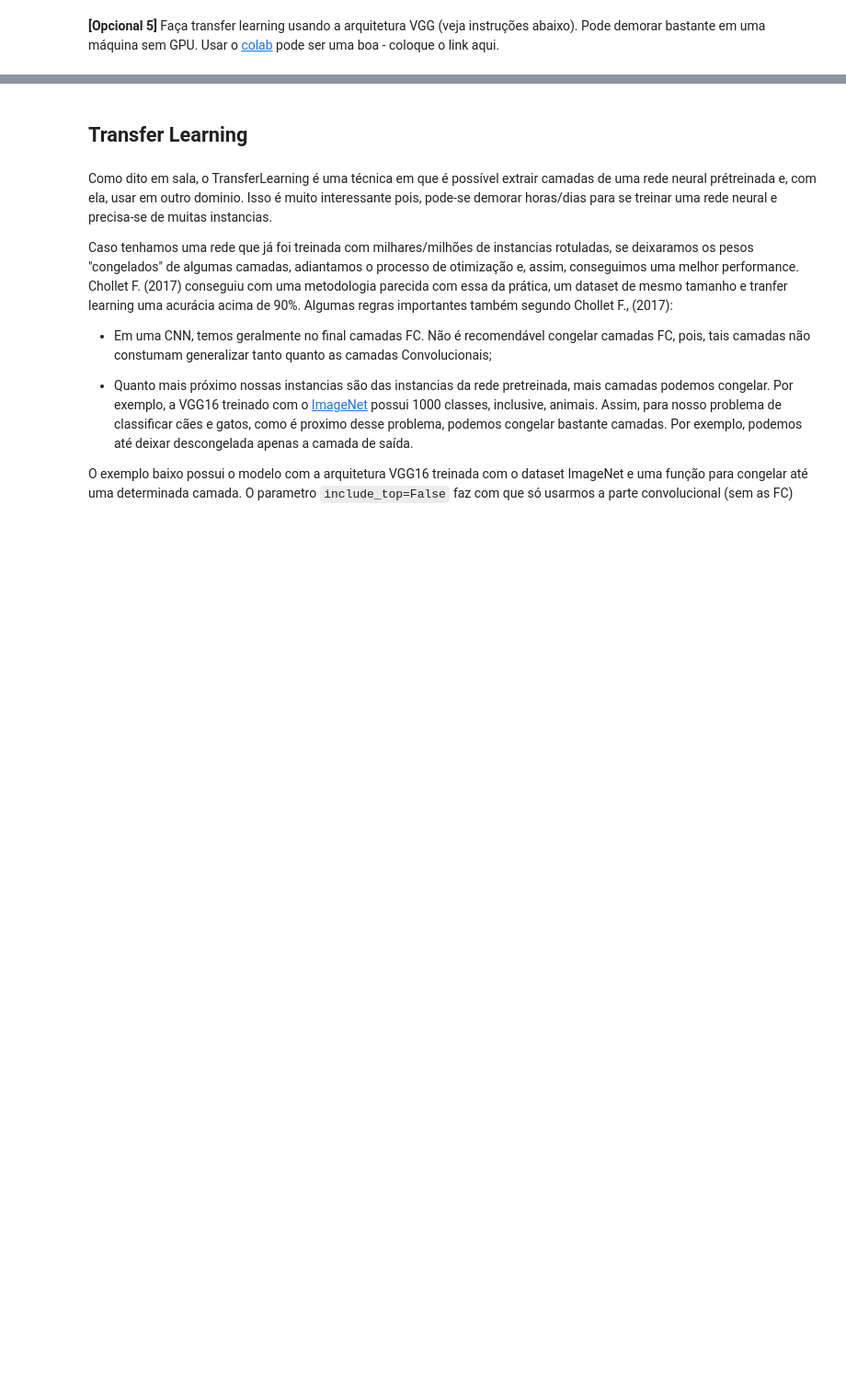
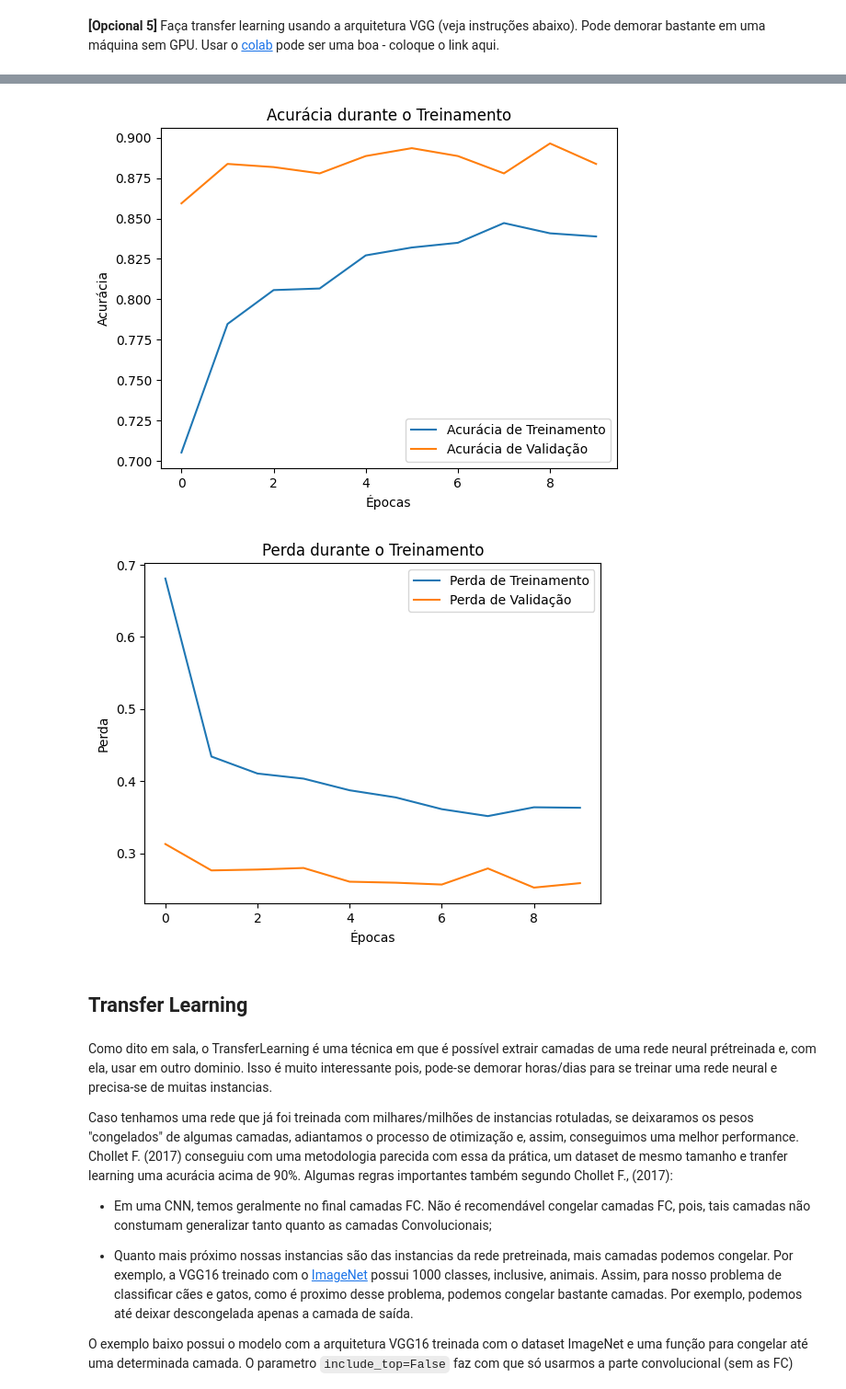
Before and after one commit to thomashlsilva/ap-de-maquina-cefetmg-felicia, a Jupyter notebook: Identificação de Gatos e Cachorros_pratica.ipynb, the cells around one changed output, grey strips where cells are left out. Shown at 92% size. Cells and saved outputs as stored; diff of their text form; code cells hidden in the pictures; blank space fills up the shorter version.

```diff
--- a/Identificação de Gatos e Cachorros_pratica.ipynb
+++ b/Identificação de Gatos e Cachorros_pratica.ipynb
@@ -397,0 +970,16 @@ O restante desta prática é opcional, se divirta! :)
+# %%
+# Adicionar camadas adicionais para o modelo de classificação
+model = models.Sequential([
+    vgg_base,  # Base da VGG16
+    layers.Flatten(),  # Achatar as saídas do VGG16
+    layers.Dense(512, activation='relu'),  # Camada totalmente conectada
+    layers.Dropout(0.5),  # Dropout para evitar overfitting
+    layers.Dense(1, activation='sigmoid')  # Saída binária (cat ou dog)
+])
+
+# Compilar o modelo
+model.compile(optimizer=tf.keras.optimizers.Adam(),
+              loss='binary_crossentropy',
+              metrics=['accuracy'])
+
+model.summary()
@@ -397,0 +1037,8 @@ O restante desta prática é opcional, se divirta! :)
+# %%
+# Treinar o modelo
+history = model.fit(
+    train_generator,
+    steps_per_epoch=train_generator.samples // train_generator.batch_size,
+    epochs=10,
+    validation_data=validation_generator,
+    validation_steps=validation_generator.samples // validation_generator.batch_size)
@@ -398,3 +1066,23 @@ O restante desta prática é opcional, se divirta! :)
+# %%
+# Plotando a acurácia e a perda
+plt.plot(history.history['accuracy'], label='Acurácia de Treinamento')
+plt.plot(history.history['val_accuracy'], label='Acurácia de Validação')
+plt.title('Acurácia durante o Treinamento')
+plt.xlabel('Épocas')
+plt.ylabel('Acurácia')
+plt.legend()
+plt.show()
+
+plt.plot(history.history['loss'], label='Perda de Treinamento')
+plt.plot(history.history['val_loss'], label='Perda de Validação')
+plt.title('Perda durante o Treinamento')
+plt.xlabel('Épocas')
+plt.ylabel('Perda')
+plt.legend()
+plt.show()
+# %% [output]
+[figure, added]
+[figure, added]
 # %% [markdown]
 ## Transfer Learning
 # %% [markdown]
```
Also changed, not shown: parts of 27 cells of this notebook.
